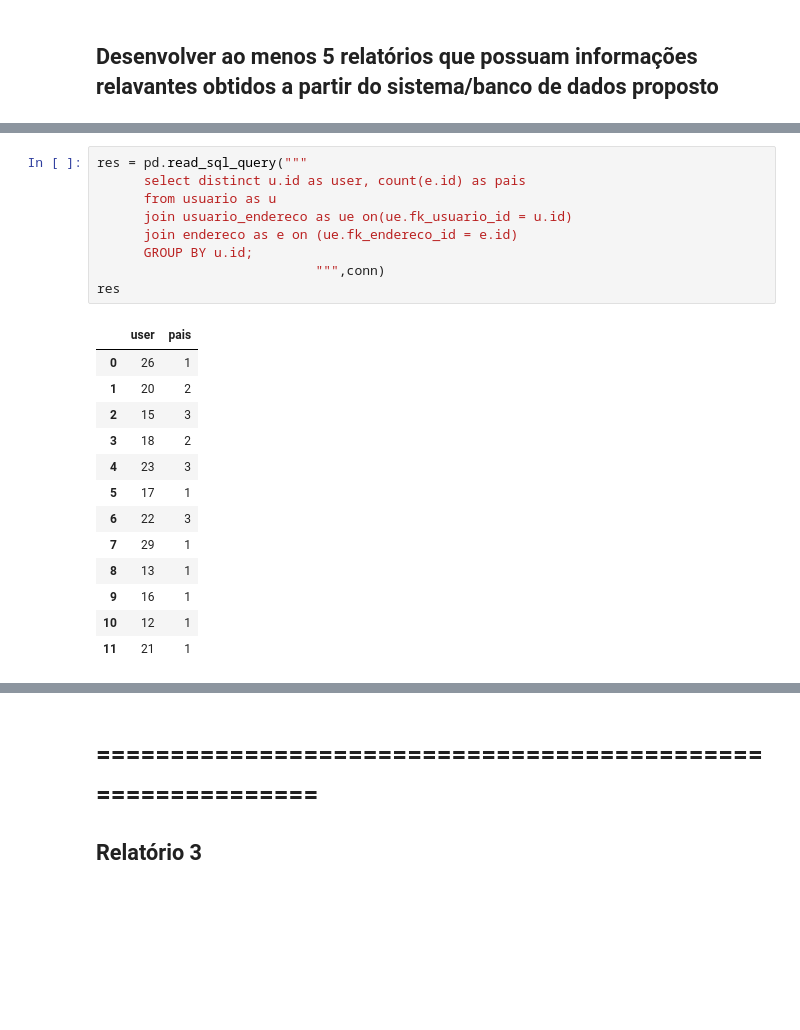
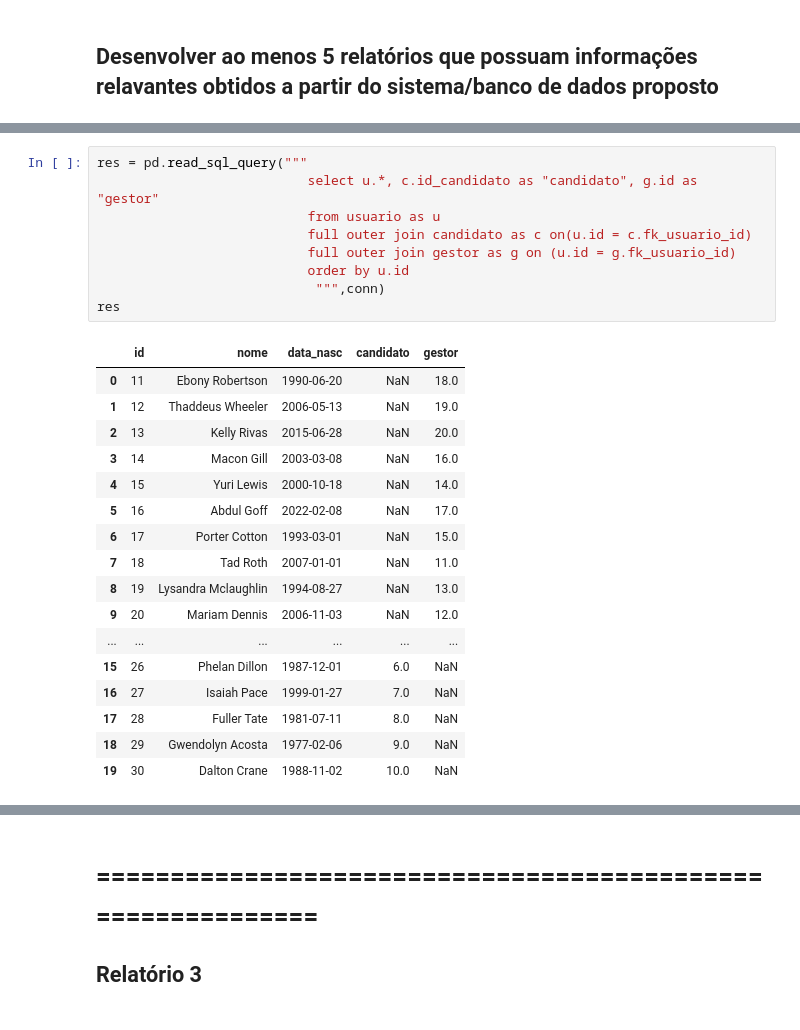
Before and after one commit to MateusLannes/Trabalho_BD1_2022, a Jupyter notebook: Files/ColabGHHL_Contrat.ipynb, the cells around one changed output, grey strips where cells are left out. Drawn from its saved outputs; the diff is of its cells as text; blank space fills up the shorter version.

```diff
--- a/Files/ColabGHHL_Contrat.ipynb
+++ b/Files/ColabGHHL_Contrat.ipynb
@@ -1408,23 +1408,27 @@ Engloba Entidades: `Usuario` e `Endereco`
 # %%
 res = pd.read_sql_query("""
-      select distinct u.id as user, count(e.id) as pais
-      from usuario as u
-      join usuario_endereco as ue on(ue.fk_usuario_id = u.id)
-      join endereco as e on (ue.fk_endereco_id = e.id)
-      GROUP BY u.id;
+                           select u.*, c.id_candidato as "candidato", g.id as "gestor"
+                           from usuario as u
+                           full outer join candidato as c on(u.id = c.fk_usuario_id)
+                           full outer join gestor as g on (u.id = g.fk_usuario_id)
+                           order by u.id
                             """,conn)
 res
 # %% [output]
-|  | user | pais |
-| 0 | 26 | 1 |
-| 1 | 20 | 2 |
-| 2 | 15 | 3 |
-| 3 | 18 | 2 |
-| 4 | 23 | 3 |
-| 5 | 17 | 1 |
-| 6 | 22 | 3 |
-| 7 | 29 | 1 |
-| 8 | 13 | 1 |
-| 9 | 16 | 1 |
-| 10 | 12 | 1 |
-| 11 | 21 | 1 |
+|  | id | nome | data_nasc | candidato | gestor |
+| 0 | 11 | Ebony Robertson | 1990-06-20 | NaN | 18.0 |
+| 1 | 12 | Thaddeus Wheeler | 2006-05-13 | NaN | 19.0 |
+| 2 | 13 | Kelly Rivas | 2015-06-28 | NaN | 20.0 |
+| 3 | 14 | Macon Gill | 2003-03-08 | NaN | 16.0 |
+| 4 | 15 | Yuri Lewis | 2000-10-18 | NaN | 14.0 |
+| 5 | 16 | Abdul Goff | 2022-02-08 | NaN | 17.0 |
+| 6 | 17 | Porter Cotton | 1993-03-01 | NaN | 15.0 |
+| 7 | 18 | Tad Roth | 2007-01-01 | NaN | 11.0 |
+| 8 | 19 | Lysandra Mclaughlin | 1994-08-27 | NaN | 13.0 |
+| 9 | 20 | Mariam Dennis | 2006-11-03 | NaN | 12.0 |
+| ... | ... | ... | ... | ... | ... |
+| 15 | 26 | Phelan Dillon | 1987-12-01 | 6.0 | NaN |
+| 16 | 27 | Isaiah Pace | 1999-01-27 | 7.0 | NaN |
+| 17 | 28 | Fuller Tate | 1981-07-11 | 8.0 | NaN |
+| 18 | 29 | Gwendolyn Acosta | 1977-02-06 | 9.0 | NaN |
+| 19 | 30 | Dalton Crane | 1988-11-02 | 10.0 | NaN |
```
Also changed, not shown: parts of 11 cells of this notebook.
